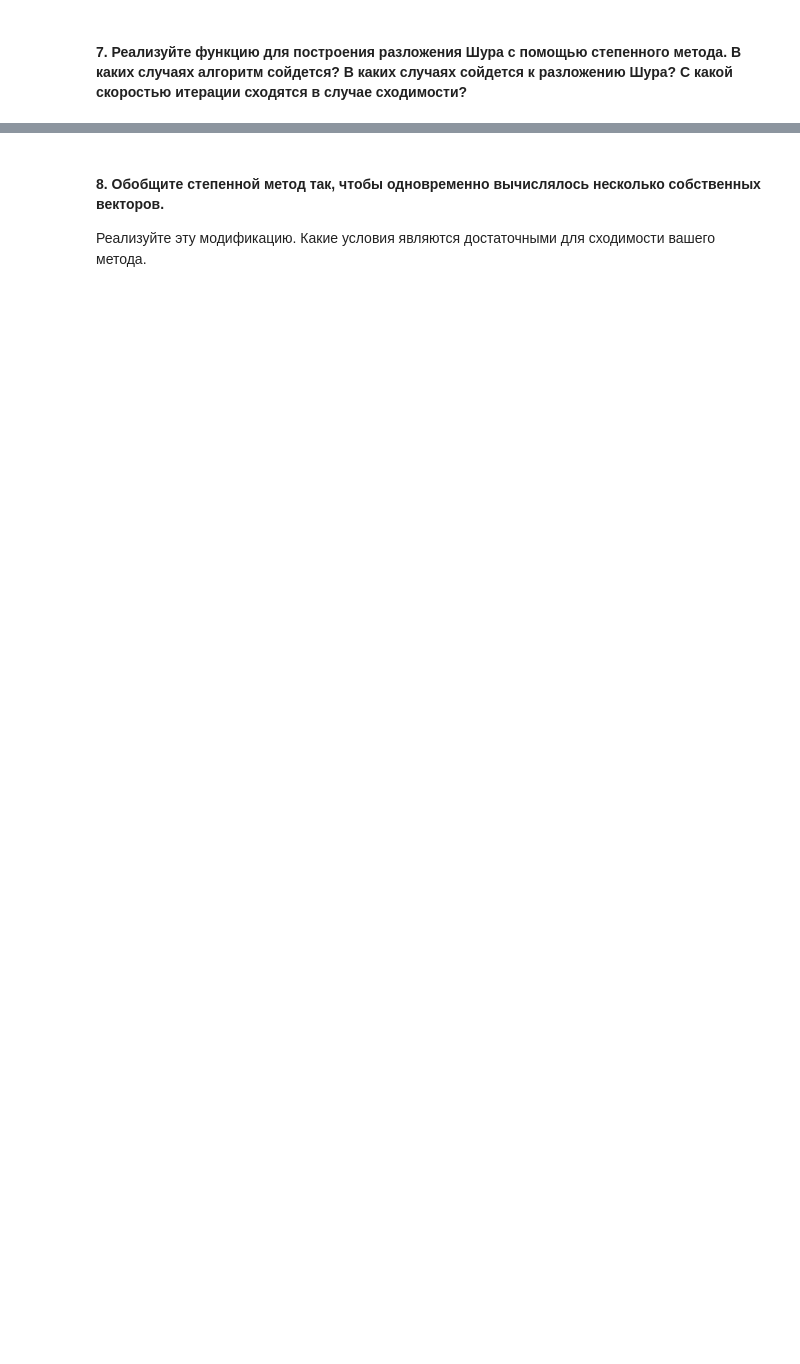
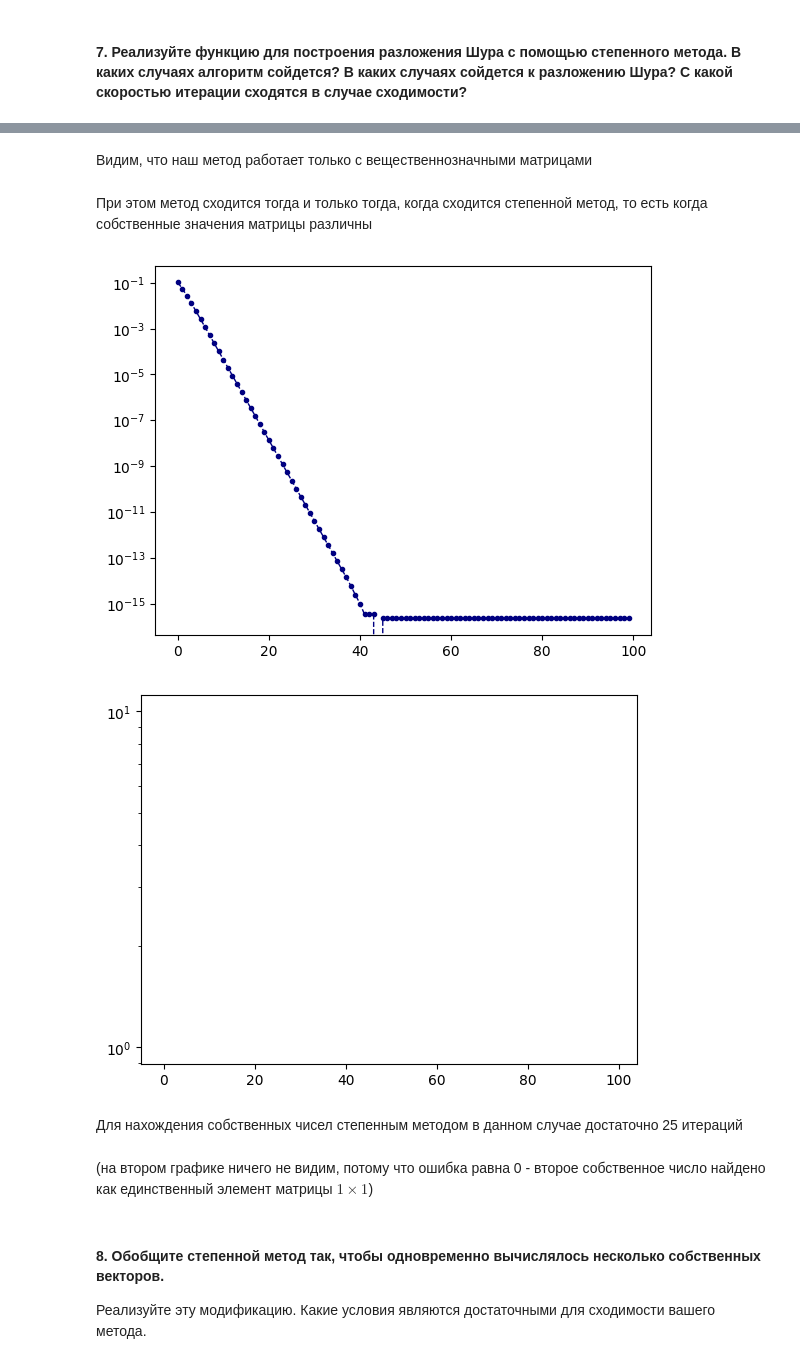
Before and after one commit to dyed-eye/matrices, a Jupyter notebook: 3/workbook3.ipynb, the cells around one changed output, grey strips where cells are left out. Drawn from its saved outputs; the diff is of its cells as text; code cells hidden in the pictures; blank space fills up the shorter version.

Commit message:
schur 10 tasks

```diff
--- a/3/workbook3.ipynb
+++ b/3/workbook3.ipynb
@@ -55,0 +196,9 @@ __Указание:__ Рассмотрите подматрицу $A_{2\colon,2\
+# %%
+A = np.array([[2, 1j], [-1j, 1]])
+U, R = schur_power(A)
+print(U@R@U.conj().T)
+print(f'\n{U=}')
+print(f'{R=}\n')
+R, U = sp.linalg.schur(A)
+print(f'{U=}')
+print(f'{R=}')
@@ -56,3 +218,33 @@ __Указание:__ Рассмотрите подматрицу $A_{2\colon,2\
+# %% [markdown]
+Видим, что наш метод работает только с вещественнозначными матрицами
+# %% [markdown]
+При этом метод сходится тогда и только тогда, когда сходится степенной метод, то есть когда собственные значения матрицы различны
+# %%
+def schur_power_err(As):
+    A = As.copy()
+    n = A.shape[0]
+    U = np.eye(n)
+    x0 = np.array([[1]]*n)
+    for i in range(n):
+        Ui = np.eye(n)
+        e, _, err = power_iter(A[i:,i:], x0[i:,:])
+        plt.semilogy(err)
+        plt.show()
+        Ui[i:,i] = e.conj().T
+        Ui = gram_schmidt(Ui)
+        A = Ui.conj().T @ A @ Ui
+        U = U @ Ui
+    return U, U.T @ As @U
+# %%
+A = np.array([[2, 0], [0, 3]])
+U, R = schur_power_err(A)
+# %% [output]
+[figure, added]
+[figure, added]
+# %% [markdown]
+Для нахождения собственных чисел степенным методом в данном случае достаточно 25 итераций
+# %% [markdown]
+(на втором графике ничего не видим, потому что ошибка равна 0 - второе собственное число найдено как единственный элемент матрицы $1\times 1$)
 # %% [markdown]
 #### 8. Обобщите степенной метод так, чтобы одновременно вычислялось несколько собственных векторов.
 Реализуйте эту модификацию. Какие условия являются достаточными для сходимости вашего метода.
```
Also changed, not shown: parts of 24 cells of this notebook, 1 other file.
